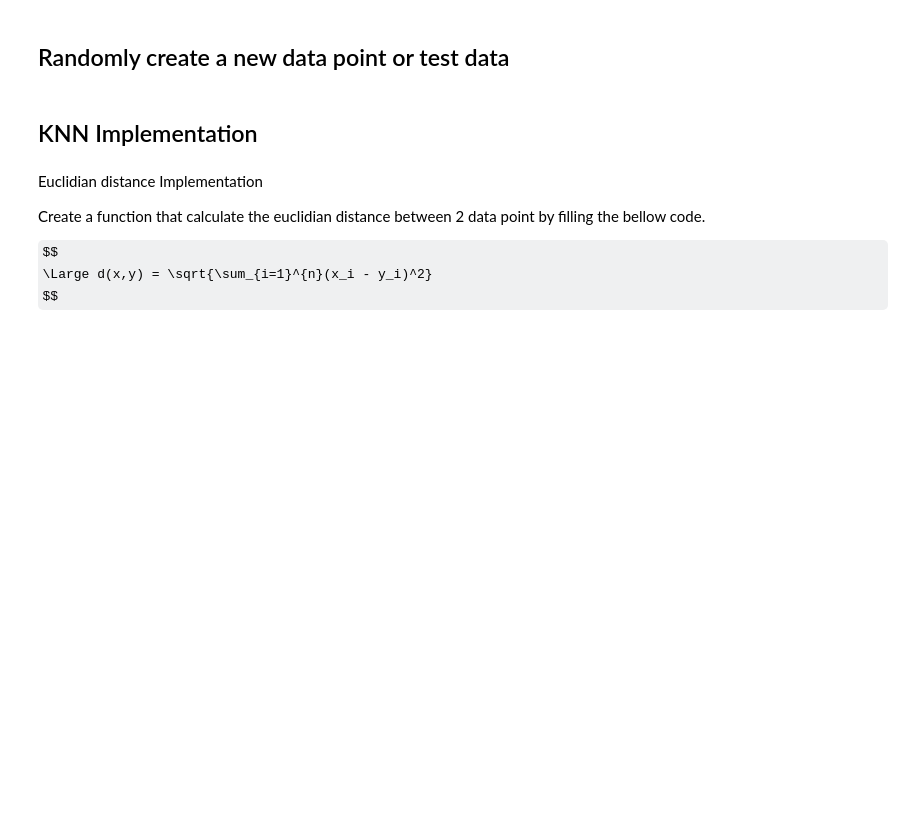
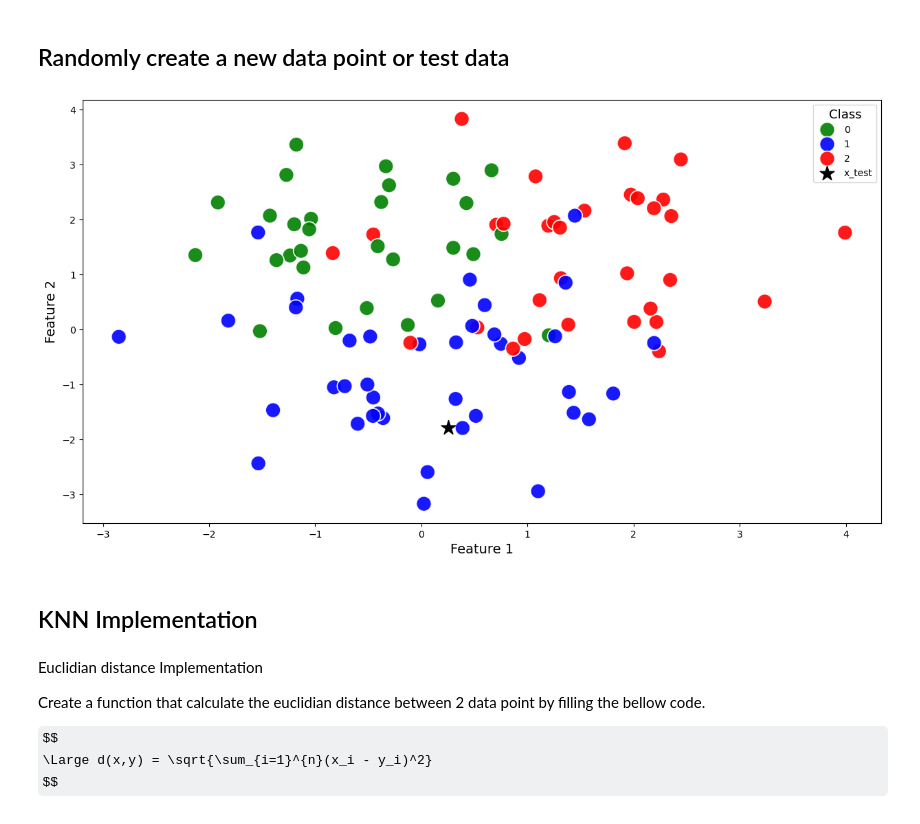
Before and after one commit to olethrosdc/machine-learning-neuch, a Jupyter notebook: BSc/src/KNN/knn lab-bachelor.ipynb, the cells around one changed output. Saved outputs shown, nothing was run; the diff lists cells and outputs as text; code cells hidden in the pictures; some formulas as TeX source; blank space fills up the shorter version.

```diff
--- a/BSc/src/KNN/knn lab-bachelor.ipynb
+++ b/BSc/src/KNN/knn lab-bachelor.ipynb
@@ -267,22 +248,2 @@ array([3.24566851, 2.27205039, 2.12308117, 3.69380028, 3.2662456 ,
 # %% [markdown]
 ## Visualize the  data
-# %%
-palette = { 0:'green', 1:'blue', 2:'red'}
-
-colors = ['r','darkgreen','b','c','m','y']
-
-# Create a figure with specified size
-fig = plt.figure(figsize=(15, 8))
-
-# Create the scatter plot
-sns.scatterplot(data=data, x='feature1', y='feature2', hue='target',
-                alpha=0.9, s=250, palette=palette)
-
-
-# Add legend with proper labels
-ax = fig.get_axes()[0]
-handles, labels = ax.get_legend_handles_labels()
-ax.legend(handles, labels, title='Class', title_fontsize='13', loc='upper right')
-
-# Display the plot
-plt.show()
@@ -291,30 +296,32 @@ plt.show()
 # %%
 # Generate a random value for x1 within the range of feature1
 x1 = random.uniform(data.feature1.min(), data.feature1.max())
 
 # Generate a random value for x2 within the range of feature2
 x2 = random.uniform(data.feature2.min(), data.feature2.max())
 
 # Create the test point
-test_data = np.array([x1, x2])
+x_test = np.array([x1, x2])
 
 # Create the scatter plot
 fig = plt.figure(figsize=(15, 8))
 sns.scatterplot(data=data, x='feature1', y='feature2', hue='target',
                 alpha=0.9, s=250, palette=palette)
 
-plt.scatter(x=x1, y=x2, s=250, marker='*', color='k', label='test_data')
+plt.scatter(x=x1, y=x2, s=250, marker='*', color='k', label='x_test')
 
 # Add legend with proper labels
 handles, labels = plt.gca().get_legend_handles_labels()
 plt.legend(handles, labels, title='Class', title_fontsize='13', loc='upper right')
 
 # Set titles for x and y axes
 plt.xlabel('Feature 1', fontsize=14)
 plt.ylabel('Feature 2', fontsize=14)
 
 # Display the plot
 plt.show()
+# %% [output]
+[figure, added]
 # %% [markdown]
 ## KNN Implementation
 # %% [markdown]
```
Also changed, not shown: parts of 9 cells of this notebook.
